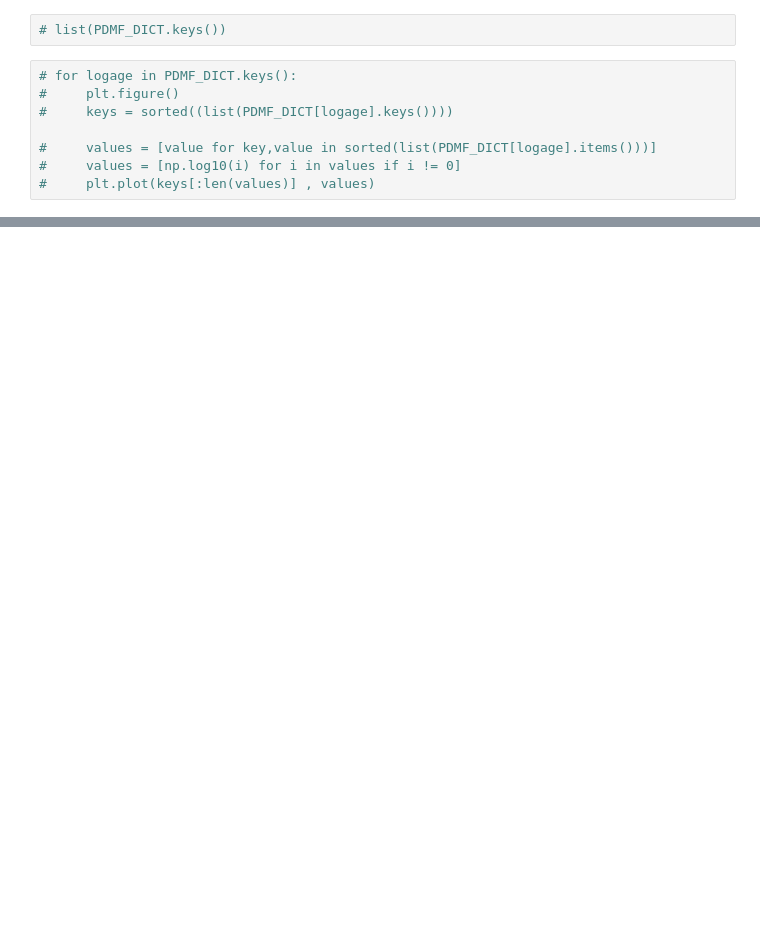
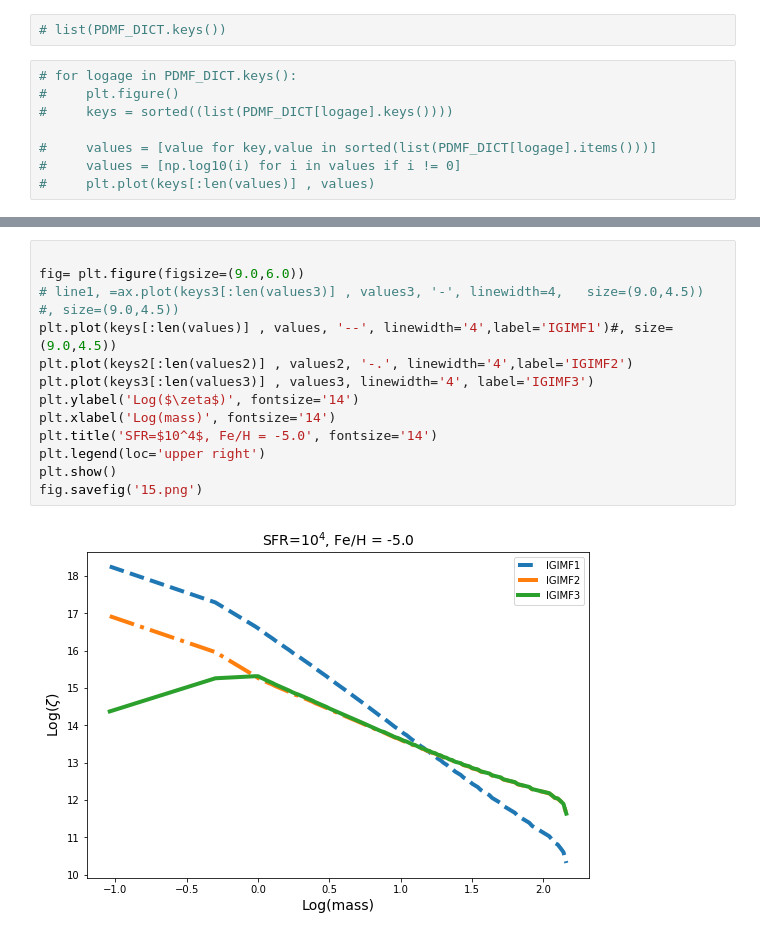
Before and after one commit to sarahyo/phd-igimf, a Jupyter notebook: python/Untitled.ipynb, the cells around one changed output, grey strips where cells are left out. Cells and saved outputs as stored; diff of their text form; blank space fills up the shorter version.

```diff
--- a/python/Untitled.ipynb
+++ b/python/Untitled.ipynb
@@ -189,0 +167,16 @@ plt.plot(keys2[:len(values2)] , values2)
+# %%
+
+fig= plt.figure(figsize=(9.0,6.0))
+# line1, =ax.plot(keys3[:len(values3)] , values3, '-', linewidth=4,   size=(9.0,4.5))
+#, size=(9.0,4.5))
+plt.plot(keys[:len(values)] , values, '--', linewidth='4',label='IGIMF1')#, size=(9.0,4.5))
+plt.plot(keys2[:len(values2)] , values2, '-.', linewidth='4',label='IGIMF2')
+plt.plot(keys3[:len(values3)] , values3, linewidth='4', label='IGIMF3')
+plt.ylabel('Log($\zeta$)', fontsize='14')
+plt.xlabel('Log(mass)', fontsize='14')
+plt.title('SFR=$10^4$, Fe/H = -5.0', fontsize='14')
+plt.legend(loc='upper right')
+plt.show()
+fig.savefig('15.png')
+# %% [output]
+[figure, added]
```
Also changed, not shown: parts of 12 cells of this notebook, 34 other files.
